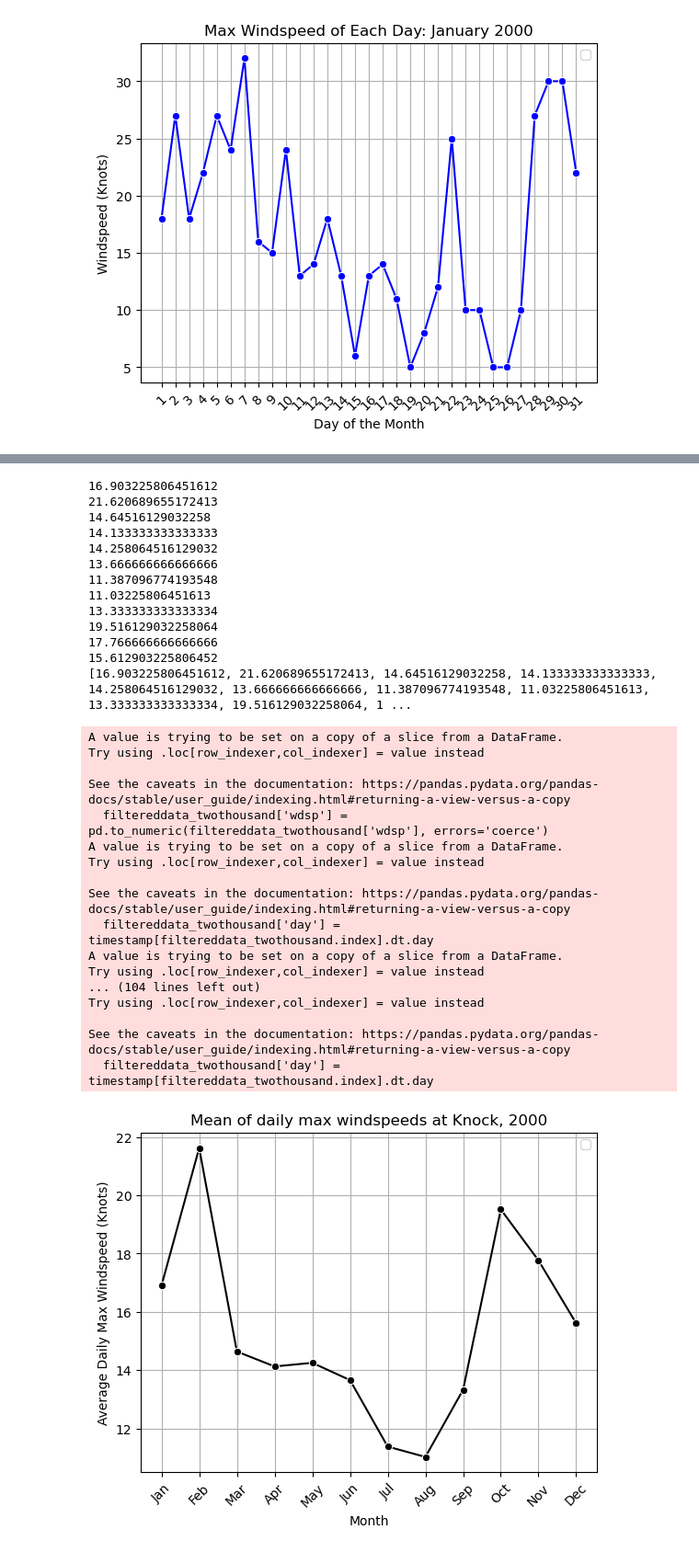
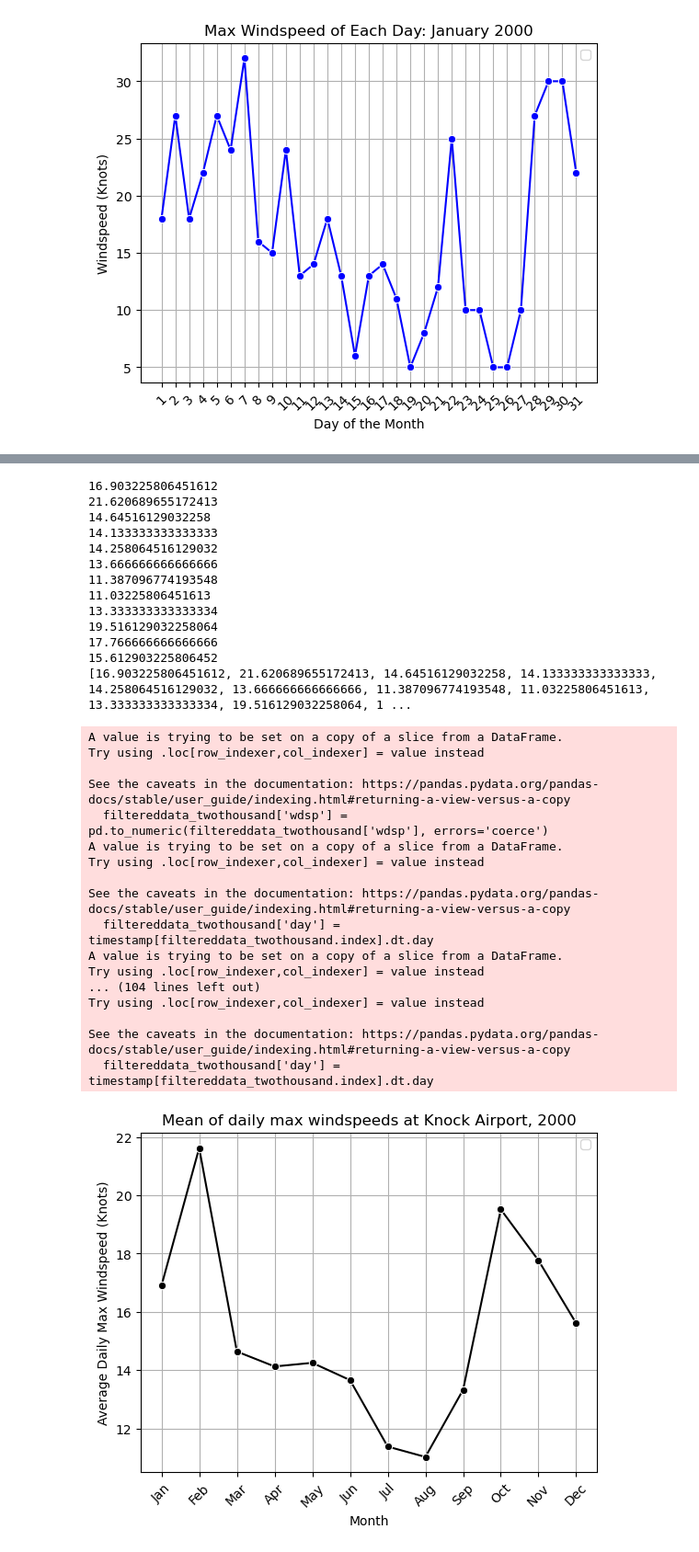
Before and after one commit to MylesHenehan/pfda, a Jupyter notebook: assignments/assignment_6_weather.ipynb, the cells around one changed output, grey strips where cells are left out. Shown at 92% size. Saved outputs shown, nothing was run; the diff lists cells and outputs as text; code cells hidden in the pictures.

```diff
--- a/assignments/assignment_6_weather.ipynb
+++ b/assignments/assignment_6_weather.ipynb
@@ -247,5 +249,5 @@ Average Max Daily Windspeed per month
 # %%
-monthlymeans = []
+monthlymeans = [] #Initiate an array where we'll store the means
 
 for month in range(1,13):
     filtereddata_twothousand = df[(timestamp.dt.year == 2000) &
@@ -264,7 +266,7 @@ print(monthlymeans)
 
 
 sns.lineplot(x=range(1,13), y=monthlymeans, marker="o", color='black')
-plt.title("Mean of daily max windspeeds at Knock, 2000")
+plt.title("Mean of daily max windspeeds at Knock Airport, 2000")
 plt.xlabel("Month")
 plt.ylabel("Average Daily Max Windspeed (Knots)")
 plt.xticks(np.arange(1, 13, 1), ['Jan', 'Feb', 'Mar', 'Apr', 'May', 'Jun', 'Jul', 'Aug', 'Sep', 'Oct', 'Nov', 'Dec'], rotation=45)
@@ -275,31 +277,31 @@ plt.show()
 16.903225806451612
 21.620689655172413
 14.64516129032258
 14.133333333333333
 14.258064516129032
 13.666666666666666
 11.387096774193548
 11.03225806451613
 13.333333333333334
 19.516129032258064
 17.766666666666666
 15.612903225806452
 [16.903225806451612, 21.620689655172413, 14.64516129032258, 14.133333333333333, 14.258064516129032, 13.666666666666666, 11.387096774193548, 11.03225806451613, 13.333333333333334, 19.516129032258064, 1 ...
 A value is trying to be set on a copy of a slice from a DataFrame.
 Try using .loc[row_indexer,col_indexer] = value instead
 
 See the caveats in the documentation: https://pandas.pydata.org/pandas-docs/stable/user_guide/indexing.html#returning-a-view-versus-a-copy
   filtereddata_twothousand['wdsp'] = pd.to_numeric(filtereddata_twothousand['wdsp'], errors='coerce')
 A value is trying to be set on a copy of a slice from a DataFrame.
 Try using .loc[row_indexer,col_indexer] = value instead
 
 See the caveats in the documentation: https://pandas.pydata.org/pandas-docs/stable/user_guide/indexing.html#returning-a-view-versus-a-copy
   filtereddata_twothousand['day'] = timestamp[filtereddata_twothousand.index].dt.day
 A value is trying to be set on a copy of a slice from a DataFrame.
 Try using .loc[row_indexer,col_indexer] = value instead
 ... (104 lines left out)
 Try using .loc[row_indexer,col_indexer] = value instead
 
 See the caveats in the documentation: https://pandas.pydata.org/pandas-docs/stable/user_guide/indexing.html#returning-a-view-versus-a-copy
   filtereddata_twothousand['day'] = timestamp[filtereddata_twothousand.index].dt.day
-[figure, old version]
+[figure, new version]
```
Also changed, not shown: parts of 12 cells of this notebook.
